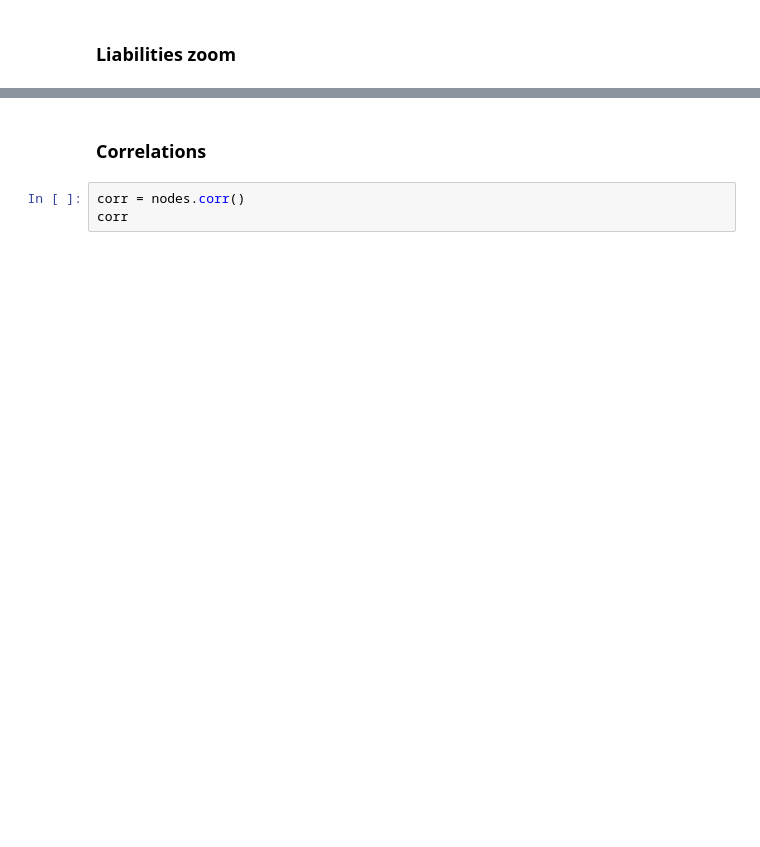
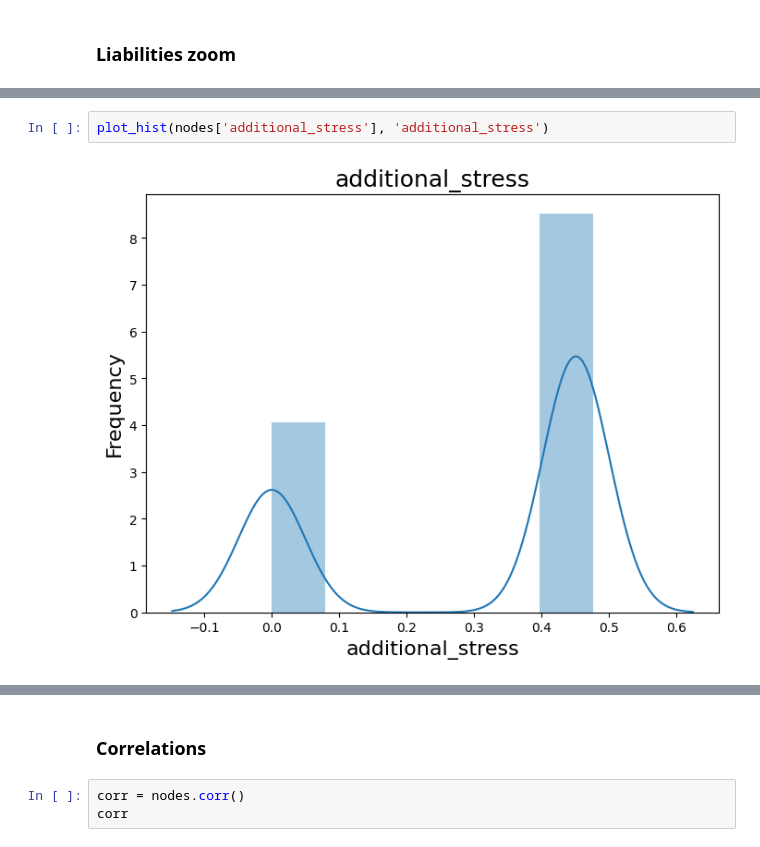
Before and after one commit to vibalcam/gnn-systemic-risk, a Jupyter notebook: notebooks/dataset.ipynb, the cells around one changed output, grey strips where cells are left out. Drawn from its saved outputs; the diff is of its cells as text; blank space fills up the shorter version.

```diff
--- a/notebooks/dataset.ipynb
+++ b/notebooks/dataset.ipynb
@@ -90,0 +89,4 @@ plot_hist(nodes['liabilities'][nodes['liabilities'] > 4e7], 'Liabilities')
+# %%
+plot_hist(nodes['additional_stress'], 'additional_stress')
+# %% [output]
+[figure, added]
```
Also changed, not shown: parts of 32 cells of this notebook, 14 other files.
